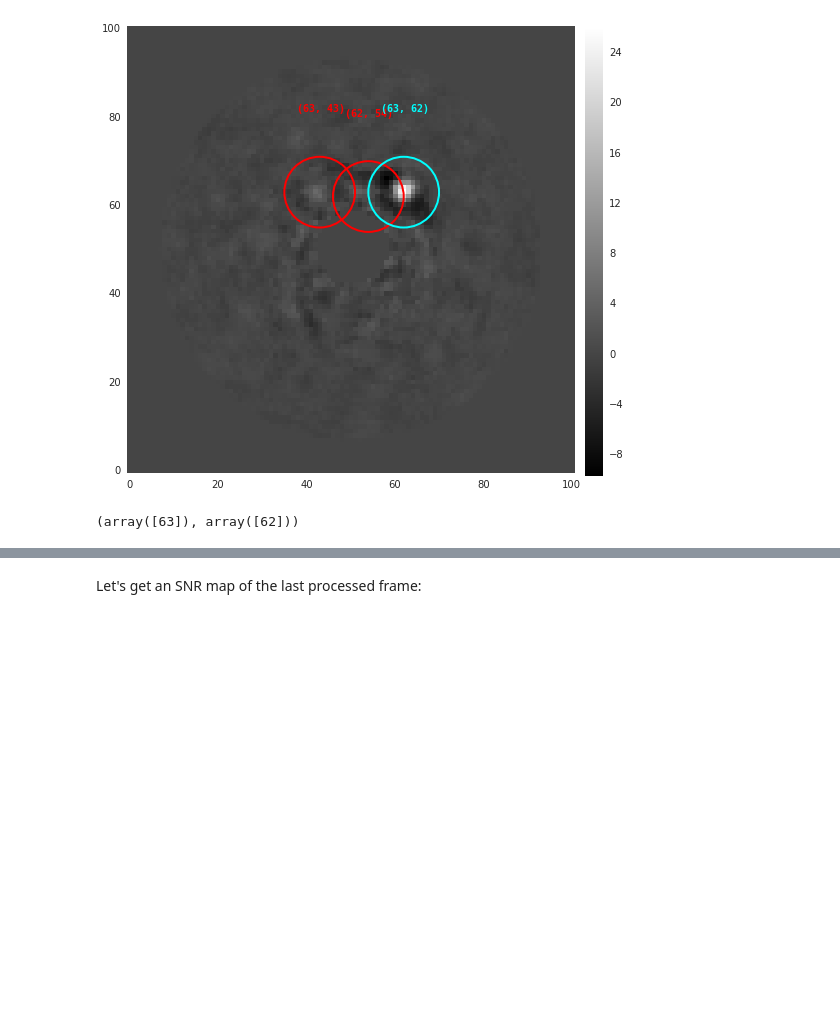
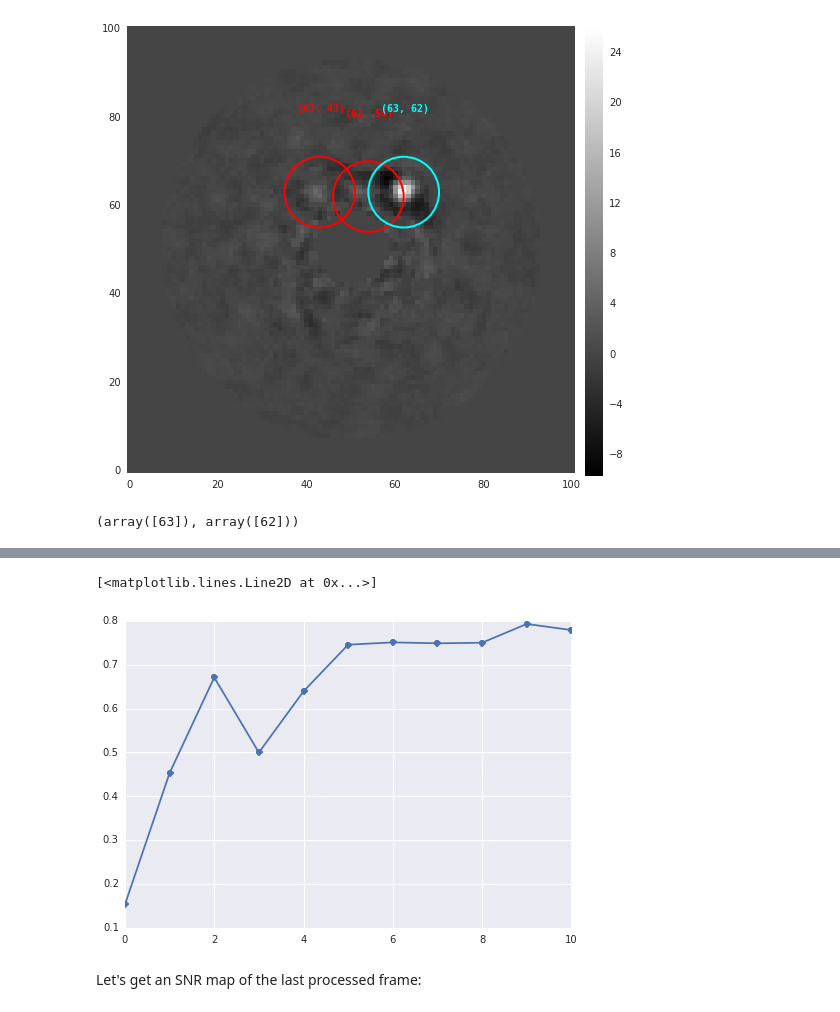
Before and after one commit to vortex-exoplanet/VIP, a Jupyter notebook: data/Tutorial.ipynb, the cells around one changed output, grey strips where cells are left out. Cells and saved outputs as stored; diff of their text form; code cells hidden in the pictures; blank space fills up the shorter version.

```diff
--- a/data/Tutorial.ipynb
+++ b/data/Tutorial.ipynb
@@ -529,0 +561,2 @@ In cyan circles those that have and SNR >= 5
+# %%
+thr2 = vip.phot.throughput(cube, ang, psf, fwhm, n_comp=2, algo='subspca', nbranch=1)
@@ -530,3 +581,8 @@ In cyan circles those that have and SNR >= 5
+# %%
+plot(thr2[0,:], 'o-')
+# %% [output]
+[<matplotlib.lines.Line2D at 0x...>]
+[figure, added]
 # %% [markdown]
 Let's get an SNR map of the last processed frame:
 # %%
```
Also changed, not shown: parts of 8 cells of this notebook.
